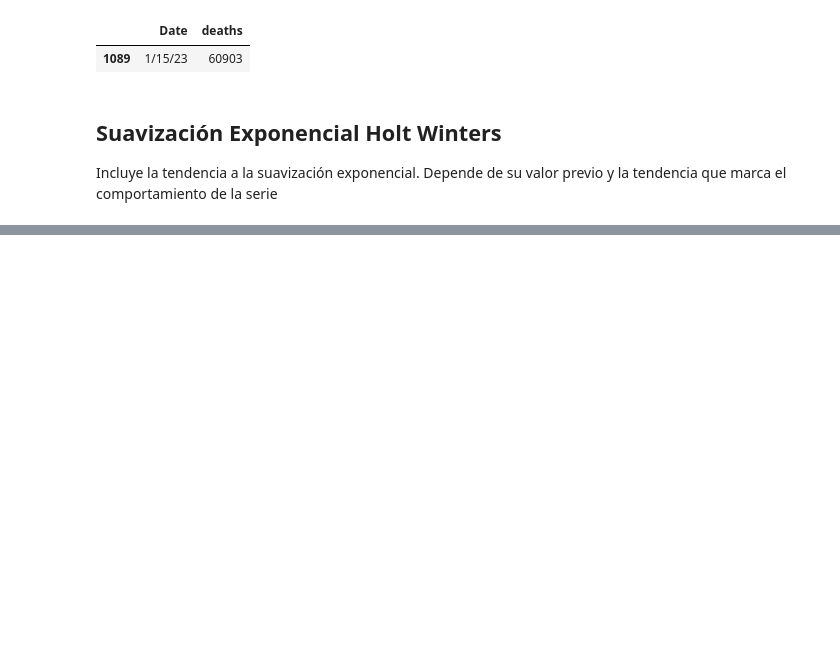
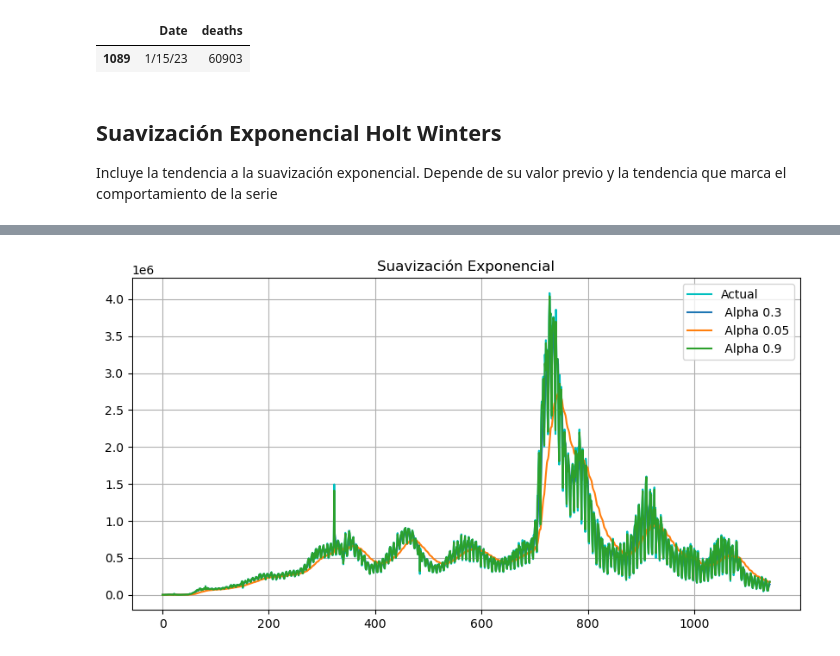
Before and after one commit to SGiraldoZ/NBs_BI, a Jupyter notebook: series_tiempo2.ipynb, the cells around one changed output, grey strips where cells are left out. Drawn from its saved outputs; the diff is of its cells as text; code cells hidden in the pictures; blank space fills up the shorter version.

```diff
--- a/series_tiempo2.ipynb
+++ b/series_tiempo2.ipynb
@@ -209,3 +211,25 @@ world_deaths_increase_df[world_deaths_increase_df['deaths'] == world_deaths_incr
 ## Suavización Exponencial Holt Winters
 
 Incluye la tendencia a la suavización exponencial. Depende de su valor previo y la tendencia que marca el comportamiento de la serie
+# %%
+def exponential_smoothing(series, alpha):
+    result = [series[0]] #El primer valor del pronóstico es el mismo de la serie
+    for n in range(1,len(series)):
+        result.append(alpha * series[n] + (1 - alpha) *result[n-1])
+    return result
+# %%
+def plot_exponential_smoothing(series, alphas):
+    plt.figure(figsize=(10,5))
+    plt.plot(series.values, 'c', label = 'Actual')
+    for alpha in alphas:
+        plt.plot(exponential_smoothing(series, alpha), label = ' Alpha {}'.format(alpha))
+
+    plt.legend(loc='best')
+    plt.axis('tight')
+    plt.title('Suavización Exponencial')
+    plt.grid(True)
+# %%
+world_daily_increase_df = pd.DataFrame(world_daily_increase)
+world_daily_increase_df.columns = ['data']
+world_daily_increase_df['dates'] = world_cases_df['dates']
+world_daily_increase_df.head()
@@ -211,0 +255,4 @@ Incluye la tendencia a la suavización exponencial. Depende de su valor previo y
+# %%
+plot_exponential_smoothing(world_daily_increase_df['data'], [0.3, 0.05, 0.9])
+# %% [output]
+[figure, added]
```
Also changed, not shown: parts of 12 cells of this notebook, 1 other file.
